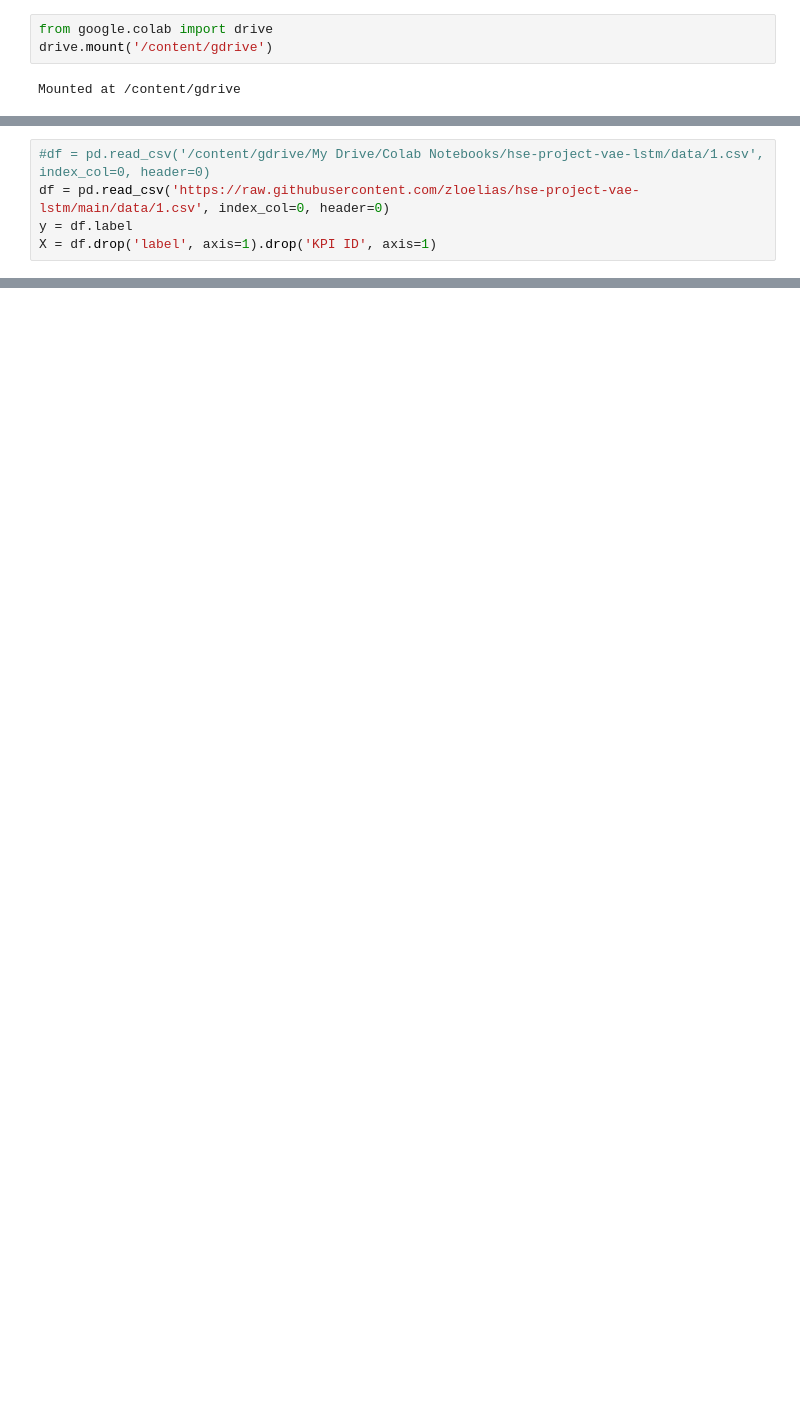
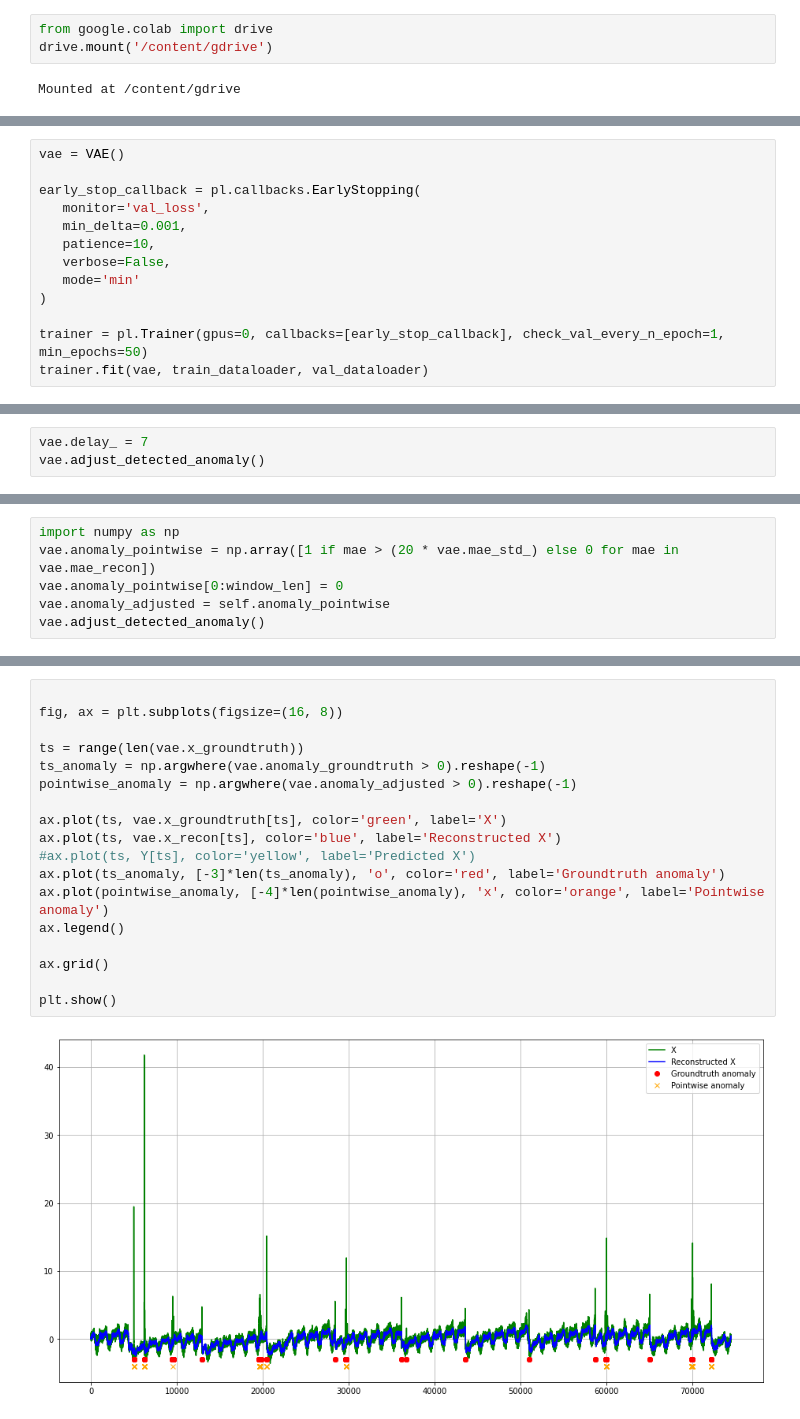
Before and after one commit to zloelias/hse-project-vae-lstm, a Jupyter notebook: vae.ipynb, the cells around one changed output, grey strips where cells are left out. Cells and saved outputs as stored; diff of their text form; blank space fills up the shorter version.

Commit message:
Colaboratory. Pytorch Ligthning

```diff
--- a/vae.ipynb
+++ b/vae.ipynb
@@ -36,5 +7,0 @@ from tqdm import tqdm
-# %%
-#df = pd.read_csv('/content/gdrive/My Drive/Colab Notebooks/hse-project-vae-lstm/data/1.csv', index_col=0, header=0)
-df = pd.read_csv('https://raw.githubusercontent.com/zloelias/hse-project-vae-lstm/main/data/1.csv', index_col=0, header=0)
-y = df.label
-X = df.drop('label', axis=1).drop('KPI ID', axis=1)
@@ -319,0 +350,13 @@ plt.show()
+# %%
+vae = VAE()
+
+early_stop_callback = pl.callbacks.EarlyStopping(
+   monitor='val_loss',
+   min_delta=0.001,
+   patience=10,
+   verbose=False,
+   mode='min'
+)
+
+trainer = pl.Trainer(gpus=0, callbacks=[early_stop_callback], check_val_every_n_epoch=1, min_epochs=50)
+trainer.fit(vae, train_dataloader, val_dataloader)
@@ -319,0 +411,3 @@ plt.show()
+# %%
+vae.delay_ = 7
+vae.adjust_detected_anomaly()
@@ -319,0 +455,6 @@ plt.show()
+# %%
+import numpy as np
+vae.anomaly_pointwise = np.array([1 if mae > (20 * vae.mae_std_) else 0 for mae in vae.mae_recon])
+vae.anomaly_pointwise[0:window_len] = 0
+vae.anomaly_adjusted = self.anomaly_pointwise
+vae.adjust_detected_anomaly()
@@ -319,0 +463,20 @@ plt.show()
+# %%
+
+fig, ax = plt.subplots(figsize=(16, 8))
+
+ts = range(len(vae.x_groundtruth))
+ts_anomaly = np.argwhere(vae.anomaly_groundtruth > 0).reshape(-1)
+pointwise_anomaly = np.argwhere(vae.anomaly_adjusted > 0).reshape(-1)
+
+ax.plot(ts, vae.x_groundtruth[ts], color='green', label='X')
+ax.plot(ts, vae.x_recon[ts], color='blue', label='Reconstructed X')
+#ax.plot(ts, Y[ts], color='yellow', label='Predicted X')
+ax.plot(ts_anomaly, [-3]*len(ts_anomaly), 'o', color='red', label='Groundtruth anomaly')
+ax.plot(pointwise_anomaly, [-4]*len(pointwise_anomaly), 'x', color='orange', label='Pointwise anomaly')
+ax.legend()
+
+ax.grid()
+
+plt.show()
+# %% [output]
+[figure, added]
```
Also changed, not shown: parts of 34 cells of this notebook.
